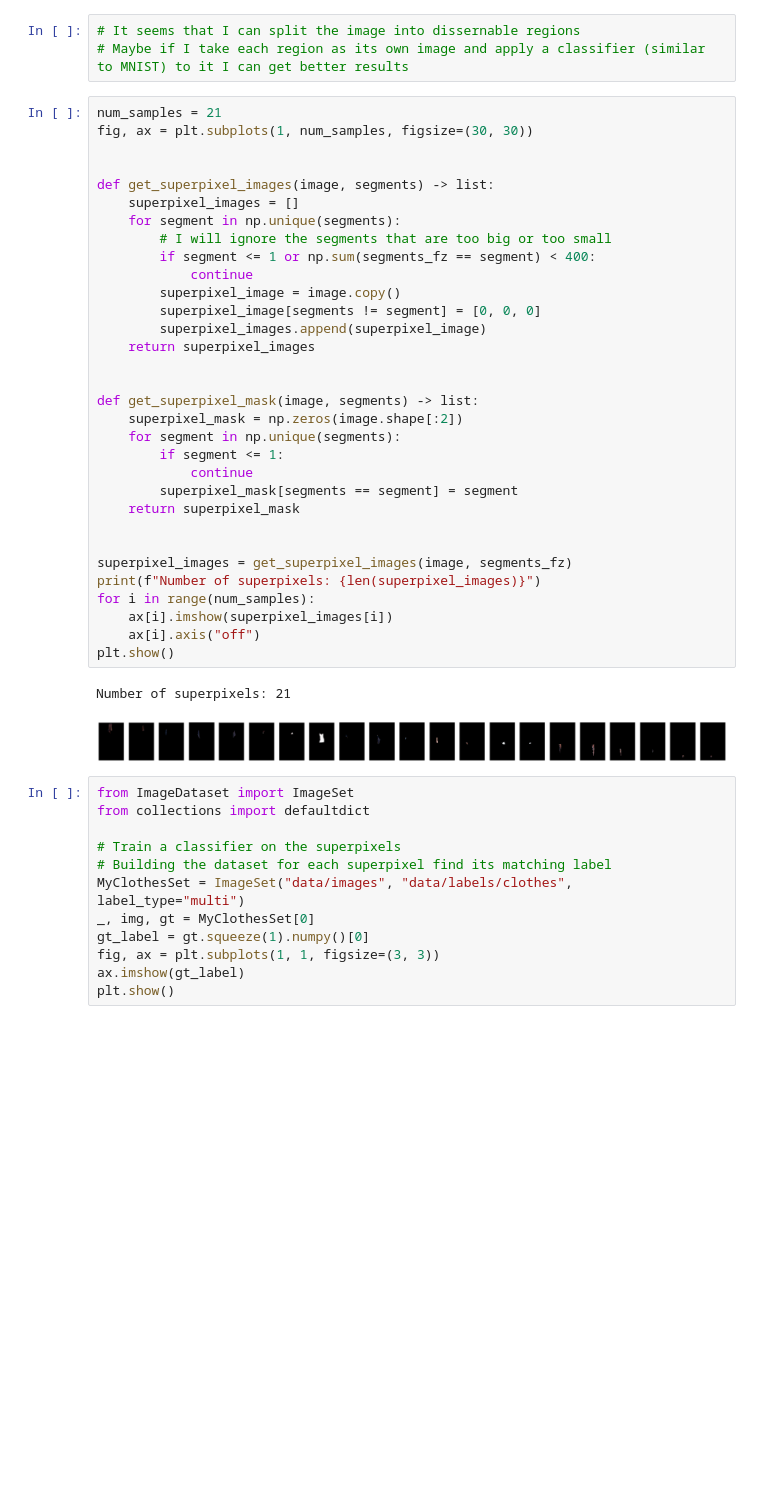
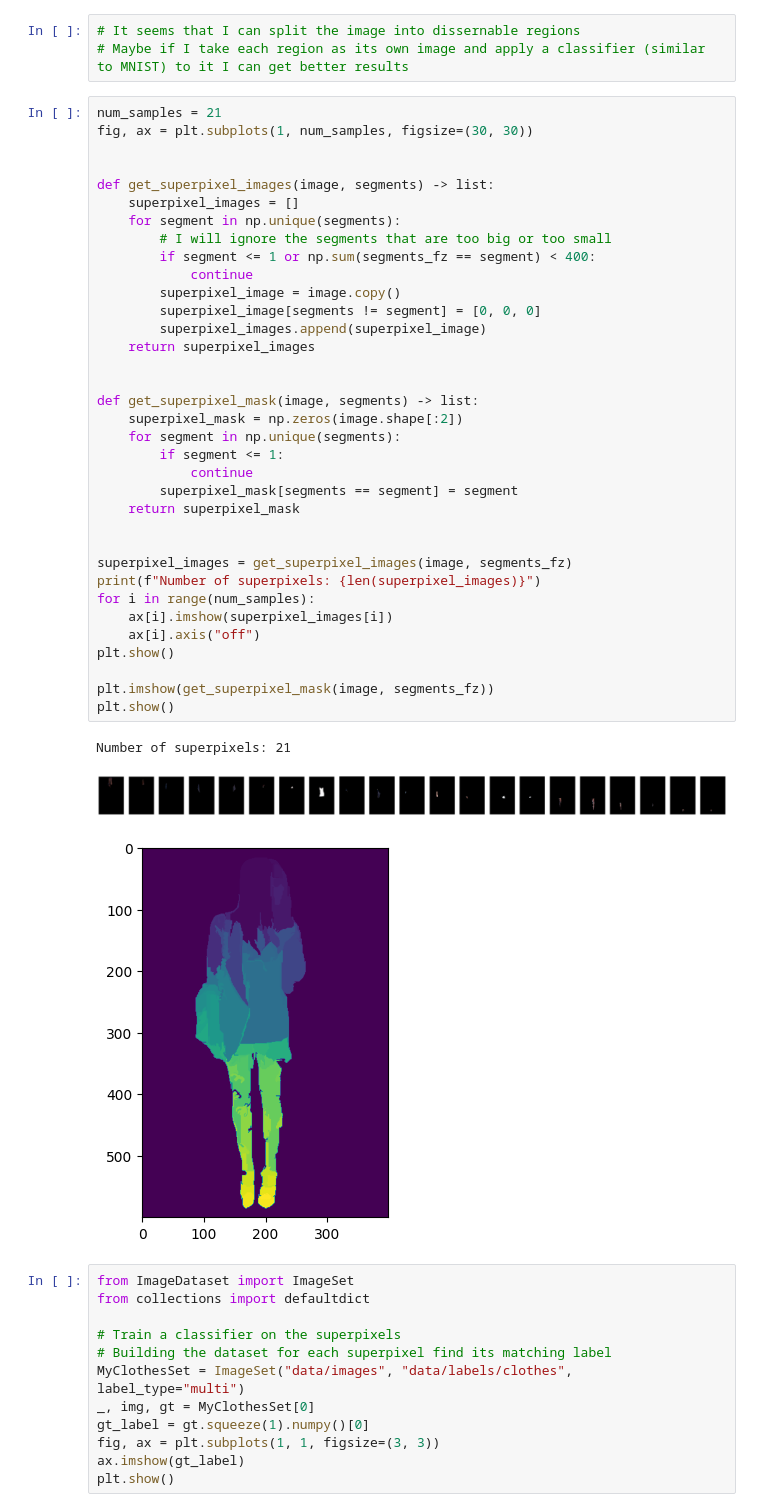
Before and after one commit to MatthewAndreTaylor/FashionPixelLabel, a Jupyter notebook: super_pixel.ipynb, the cells around one changed output. Drawn from its saved outputs; the diff is of its cells as text; blank space fills up the shorter version.

```diff
--- a/super_pixel.ipynb
+++ b/super_pixel.ipynb
@@ -157,33 +157,37 @@ fig, ax = plt.subplots(1, num_samples, figsize=(30, 30))
 def get_superpixel_images(image, segments) -> list:
     superpixel_images = []
     for segment in np.unique(segments):
         # I will ignore the segments that are too big or too small
         if segment <= 1 or np.sum(segments_fz == segment) < 400:
             continue
         superpixel_image = image.copy()
         superpixel_image[segments != segment] = [0, 0, 0]
         superpixel_images.append(superpixel_image)
     return superpixel_images
 
 
 def get_superpixel_mask(image, segments) -> list:
     superpixel_mask = np.zeros(image.shape[:2])
     for segment in np.unique(segments):
         if segment <= 1:
             continue
         superpixel_mask[segments == segment] = segment
     return superpixel_mask
 
 
 superpixel_images = get_superpixel_images(image, segments_fz)
 print(f"Number of superpixels: {len(superpixel_images)}")
 for i in range(num_samples):
     ax[i].imshow(superpixel_images[i])
     ax[i].axis("off")
 plt.show()
+
+plt.imshow(get_superpixel_mask(image, segments_fz))
+plt.show()
 # %% [output]
 Number of superpixels: 21
 [figure]
+[figure, added]
 # %%
 from ImageDataset import ImageSet
 from collections import defaultdict
```
Also changed, not shown: 3 other files.
